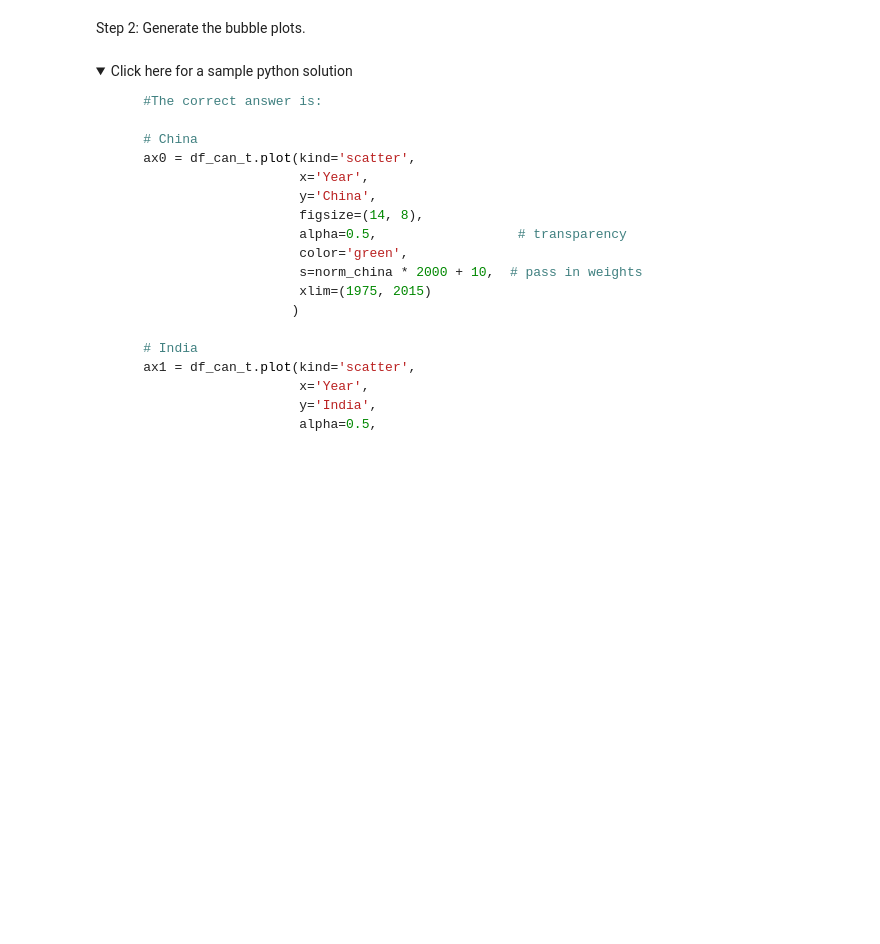
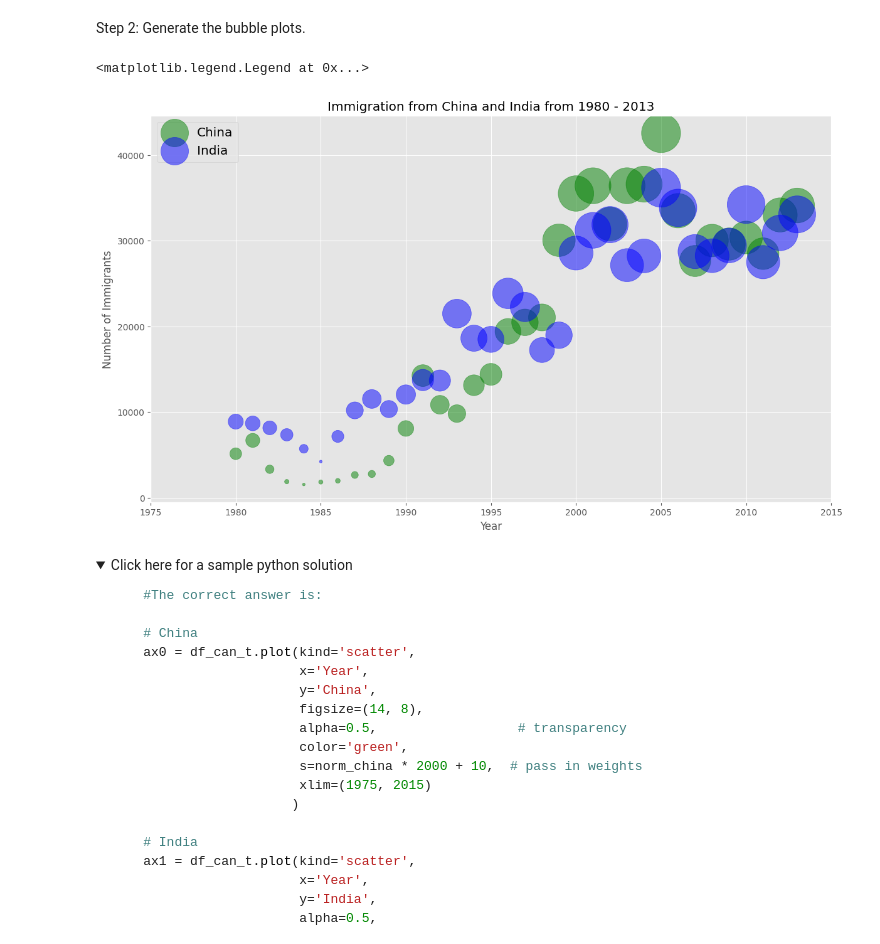
Before and after one commit to shaulamarquez/Data-Science, a Jupyter notebook: Data Visualization with Python/DV0101EN-Exercise-Pie-Charts-Box-Plots-Scatter-Plots-and-Bubble-Plots-v2.ipynb, the cells around one changed output. Cells and saved outputs as stored; diff of their text form; code cells hidden in the pictures; folded sections open; blank space fills up the shorter version.

```diff
--- a/Data Visualization with Python/DV0101EN-Exercise-Pie-Charts-Box-Plots-Scatter-Plots-and-Bubble-Plots-v2.ipynb
+++ b/Data Visualization with Python/DV0101EN-Exercise-Pie-Charts-Box-Plots-Scatter-Plots-and-Bubble-Plots-v2.ipynb
@@ -803,9 +954,9 @@ Step 1: Normalize the data pertaining to China and India.
 ### type your answer here
 
 # normalized Chinese data
-# norm_china = ...
+norm_china = (df_can_t['China'] - df_can_t['China'].min()) / (df_can_t['China'].max() - df_can_t['China'].min())
 # normalized Indian data
-# norm_india = ...
+norm_india = (df_can_t['India'] - df_can_t['India'].min()) / (df_can_t['India'].max() - df_can_t['India'].min())
 # %% [markdown]
 <details><summary>Click here for a sample python solution</summary>
 
@@ -825,6 +976,33 @@ Step 1: Normalize the data pertaining to China and India.
 Step 2: Generate the bubble plots.
 # %%
 ### type your answer here
+# China
+ax0 = df_can_t.plot(kind='scatter',
+    x='Year',
+    y='China',
+    figsize=(14, 8),
+    alpha=0.5,                  # transparency
+    color='green',
+    s=norm_china * 2000 + 10,  # pass in weights
+    xlim=(1975, 2015)
+    )
+
+# India
+ax1 = df_can_t.plot(kind='scatter',
+    x='Year',
+    y='India',
+    alpha=0.5,
+    color="blue",
+    s=norm_india * 2000 + 10,
+    ax = ax0
+    )
+
+ax0.set_ylabel('Number of Immigrants')
+ax0.set_title('Immigration from China and India from 1980 - 2013')
+ax0.legend(['China', 'India'], loc='upper left', fontsize='x-large')
+# %% [output]
+<matplotlib.legend.Legend at 0x...>
+[figure, added]
 # %% [markdown]
 <details><summary>Click here for a sample python solution</summary>
 
```
Also changed, not shown: parts of 17 cells of this notebook.
